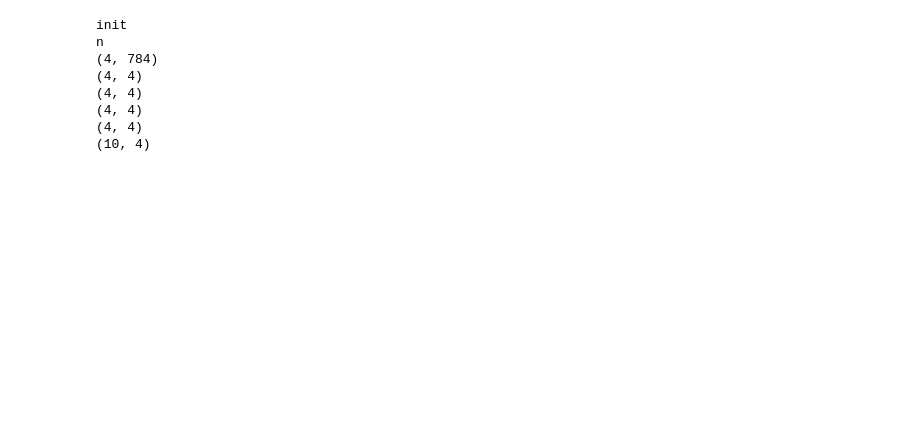
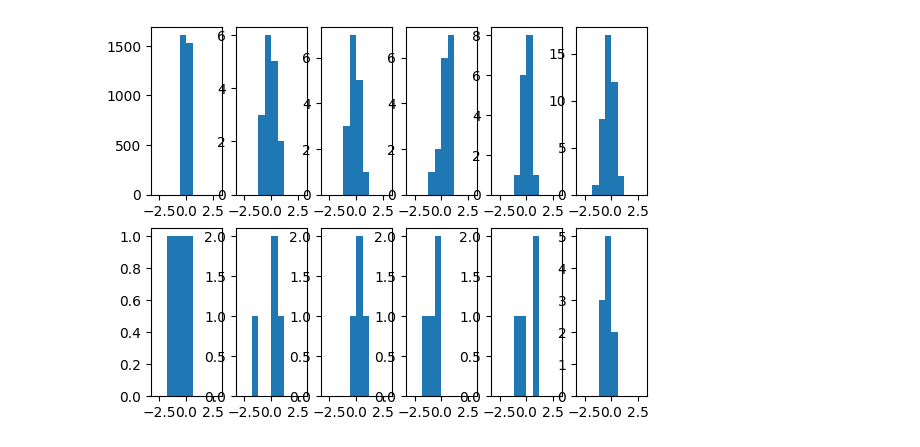
Before and after one commit to kramasamy90/Feedforward-Neural-Network, a Jupyter notebook: src/ann_test.ipynb, the cells around one changed output. Cells and saved outputs as stored; diff of their text form; code cells hidden in the pictures; blank space fills up the shorter version.

```diff
--- a/src/ann_test.ipynb
+++ b/src/ann_test.ipynb
@@ -19,20 +13,14 @@ import gd
 # %%
 ## Functions
-ann.activation = ann_utils.tanh
-ann.d_activation = ann_utils.d_tanh
+ann.activation = ann_utils.relu
+ann.d_activation = ann_utils.d_relu
 ann.weight_init = ann_utils.xavier_init
 # %%
 ann.num_layers = 5
 ann.hidden_size = 4
 nn = ann(28 * 28, 10)
+ann_utils.view_weights_distribution(nn, num_layers = ann.num_layers)
 # %% [output]
-init
-n
-(4, 784)
-(4, 4)
-(4, 4)
-(4, 4)
-(4, 4)
-(10, 4)
+[figure, added]
 # %%
 len(nn.Ws)
```
Also changed, not shown: parts of 16 cells of this notebook.
